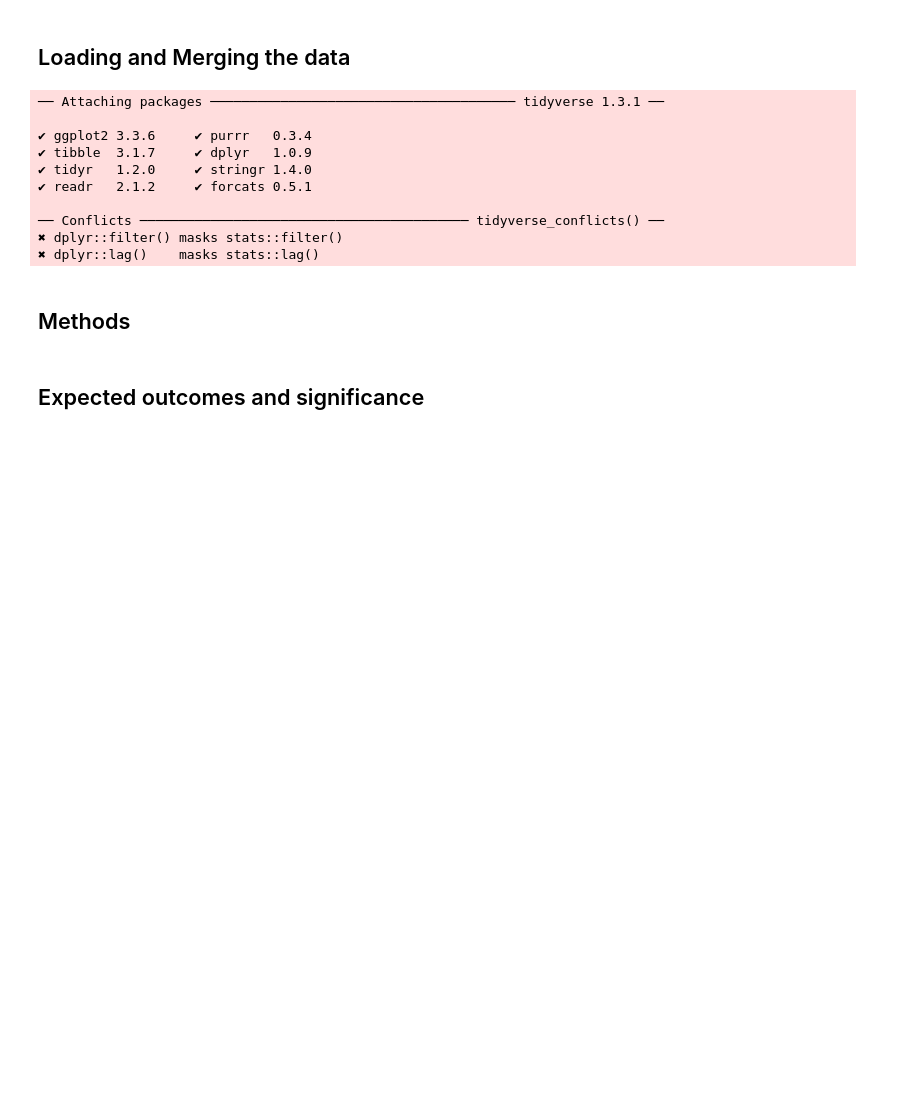
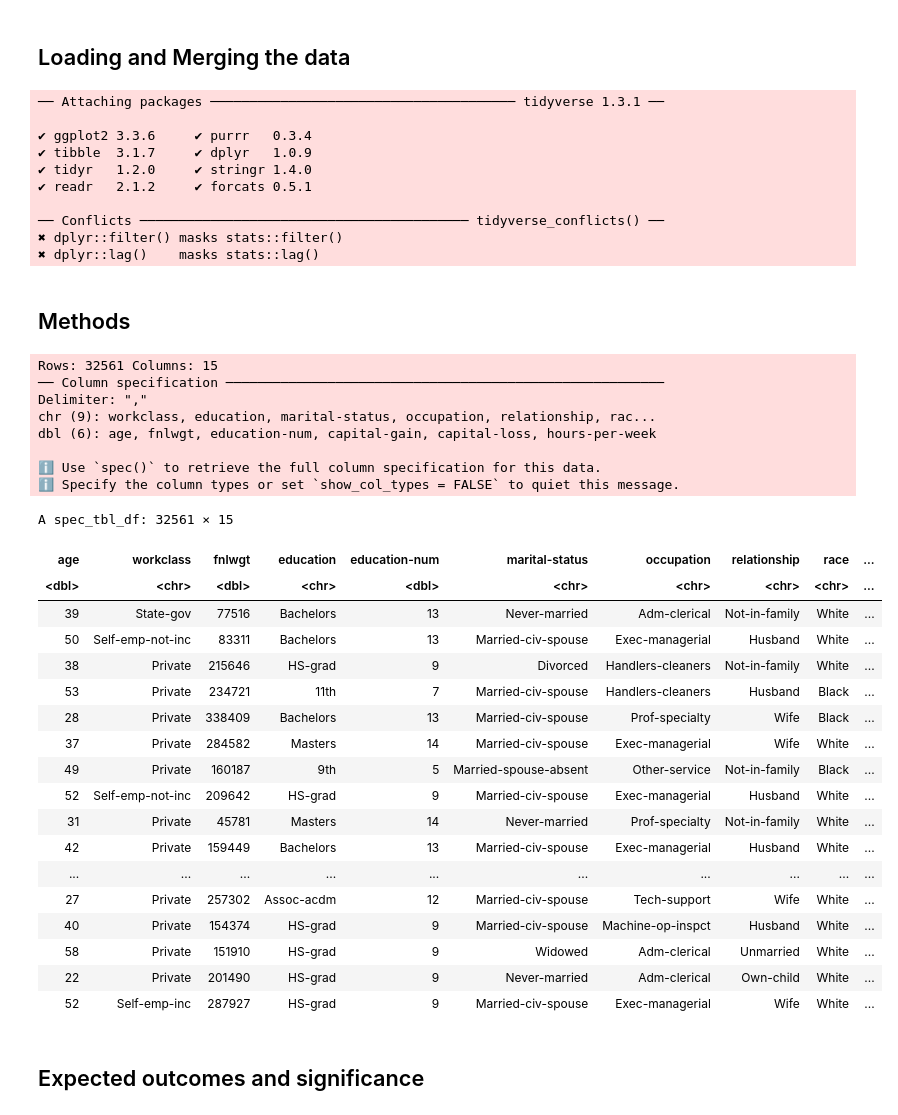
Before and after one commit to Shubhaankar-Sharma/income-category-classifier, a Jupyter notebook: project_group_proposal.ipynb, the cells around one changed output. Saved outputs shown, nothing was run; the diff lists cells and outputs as text; code cells hidden in the pictures; blank space fills up the shorter version.

Commit message:
read data

```diff
--- a/project_group_proposal.ipynb
+++ b/project_group_proposal.ipynb
@@ -32,5 +32,39 @@ library(tidyverse)
 ✖ dplyr::lag()    masks stats::lag()
 # %% [markdown]
 ## Methods
+# %%
+adult_data_url <- "https://archive.ics.uci.edu/ml/machine-learning-databases/adult/adult.data"
+adult_data_path <- "adult.csv"
+download.file(adult_data_url, destfile = adult_data_path)
+adult_data <- read_csv(adult_data_path, col_names = c("age", "workclass", "fnlwgt", "education", "education-num", "marital-status", "occupation", "relationship", "race", "sex", "capital-gain", "capital-loss", "hours-per-week", "native-country"))
+adult_data
+# %% [output]
+Rows: 32561 Columns: 15
+── Column specification ────────────────────────────────────────────────────────
+Delimiter: ","
+chr (9): workclass, education, marital-status, occupation, relationship, rac...
+dbl (6): age, fnlwgt, education-num, capital-gain, capital-loss, hours-per-week
+
+ℹ Use `spec()` to retrieve the full column specification for this data.
+ℹ Specify the column types or set `show_col_types = FALSE` to quiet this message.
+A spec_tbl_df: 32561 × 15
+| age | workclass | fnlwgt | education | education-num | marital-status | occupation | relationship | race | ... |
+| <dbl> | <chr> | <dbl> | <chr> | <dbl> | <chr> | <chr> | <chr> | <chr> | ... |
+| 39 | State-gov | 77516 | Bachelors | 13 | Never-married | Adm-clerical | Not-in-family | White | ... |
+| 50 | Self-emp-not-inc | 83311 | Bachelors | 13 | Married-civ-spouse | Exec-managerial | Husband | White | ... |
+| 38 | Private | 215646 | HS-grad | 9 | Divorced | Handlers-cleaners | Not-in-family | White | ... |
+| 53 | Private | 234721 | 11th | 7 | Married-civ-spouse | Handlers-cleaners | Husband | Black | ... |
+| 28 | Private | 338409 | Bachelors | 13 | Married-civ-spouse | Prof-specialty | Wife | Black | ... |
+| 37 | Private | 284582 | Masters | 14 | Married-civ-spouse | Exec-managerial | Wife | White | ... |
+| 49 | Private | 160187 | 9th | 5 | Married-spouse-absent | Other-service | Not-in-family | Black | ... |
+| 52 | Self-emp-not-inc | 209642 | HS-grad | 9 | Married-civ-spouse | Exec-managerial | Husband | White | ... |
+| 31 | Private | 45781 | Masters | 14 | Never-married | Prof-specialty | Not-in-family | White | ... |
+| 42 | Private | 159449 | Bachelors | 13 | Married-civ-spouse | Exec-managerial | Husband | White | ... |
+| ... | ... | ... | ... | ... | ... | ... | ... | ... | ... |
+| 27 | Private | 257302 | Assoc-acdm | 12 | Married-civ-spouse | Tech-support | Wife | White | ... |
+| 40 | Private | 154374 | HS-grad | 9 | Married-civ-spouse | Machine-op-inspct | Husband | White | ... |
+| 58 | Private | 151910 | HS-grad | 9 | Widowed | Adm-clerical | Unmarried | White | ... |
+| 22 | Private | 201490 | HS-grad | 9 | Never-married | Adm-clerical | Own-child | White | ... |
+| 52 | Self-emp-inc | 287927 | HS-grad | 9 | Married-civ-spouse | Exec-managerial | Wife | White | ... |
 # %% [markdown]
 ## Expected outcomes and significance
```
